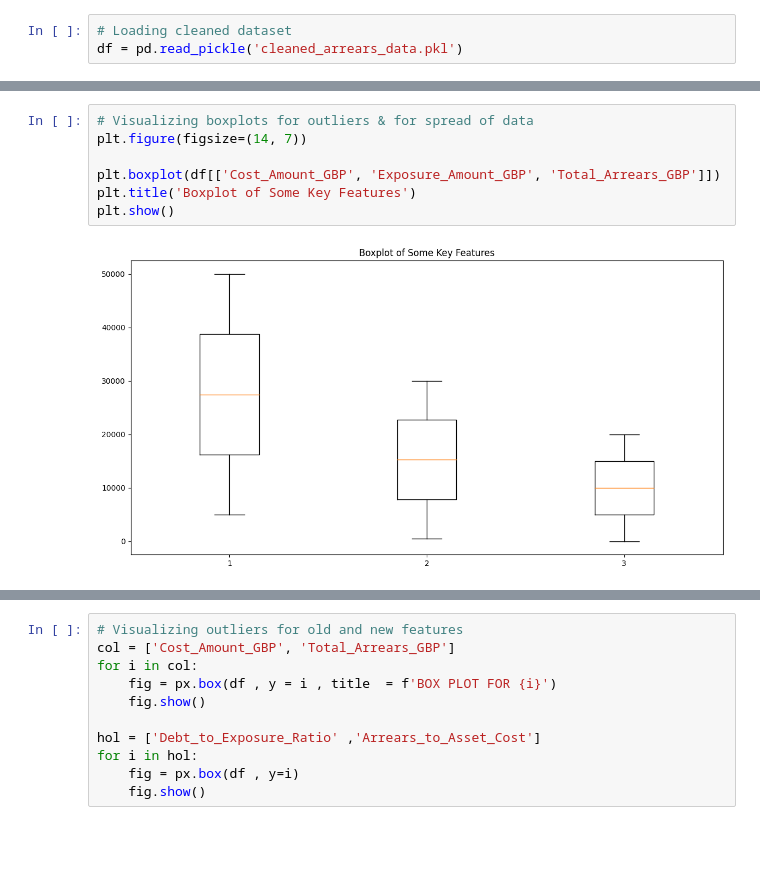
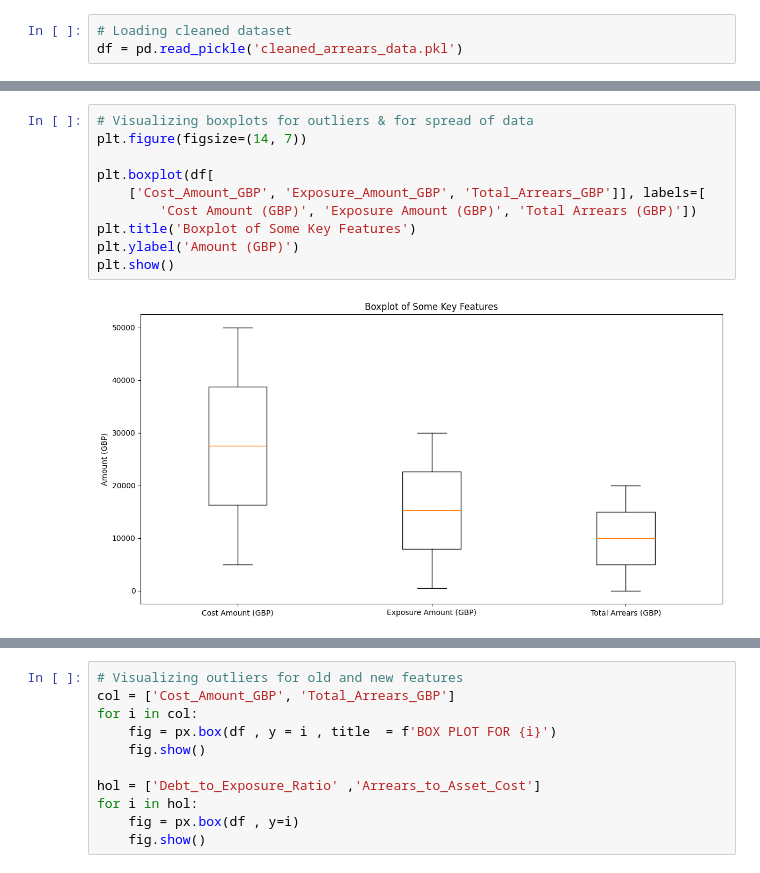
Before and after one commit to Tengey/Arrears, a Jupyter notebook: data_preprocessing.ipynb, the cells around one changed output, grey strips where cells are left out. Drawn from its saved outputs; the diff is of its cells as text; blank space fills up the shorter version.

```diff
--- a/data_preprocessing.ipynb
+++ b/data_preprocessing.ipynb
@@ -120,11 +108,14 @@ plt.show()
 # %%
 # Visualizing boxplots for outliers & for spread of data
 plt.figure(figsize=(14, 7))
 
-plt.boxplot(df[['Cost_Amount_GBP', 'Exposure_Amount_GBP', 'Total_Arrears_GBP']])
+plt.boxplot(df[
+    ['Cost_Amount_GBP', 'Exposure_Amount_GBP', 'Total_Arrears_GBP']], labels=[
+        'Cost Amount (GBP)', 'Exposure Amount (GBP)', 'Total Arrears (GBP)'])
 plt.title('Boxplot of Some Key Features')
+plt.ylabel('Amount (GBP)')
 plt.show()
 # %% [output]
-[figure, old version]
+[figure, new version]
 # %%
 # Dropping columns not useful for modelling
```
Also changed, not shown: parts of 28 cells of this notebook, 3 other files.
